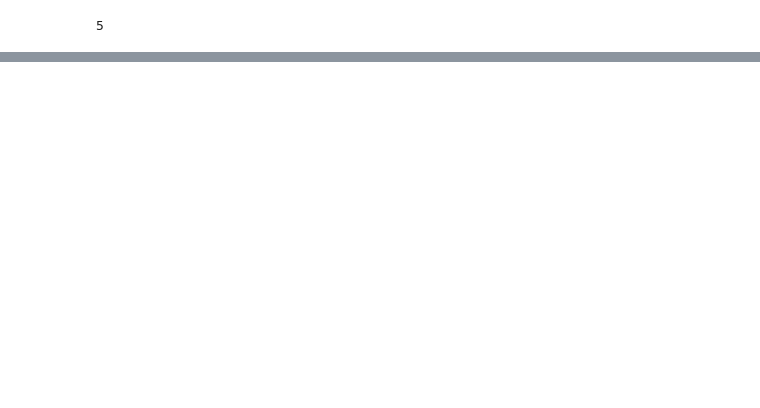
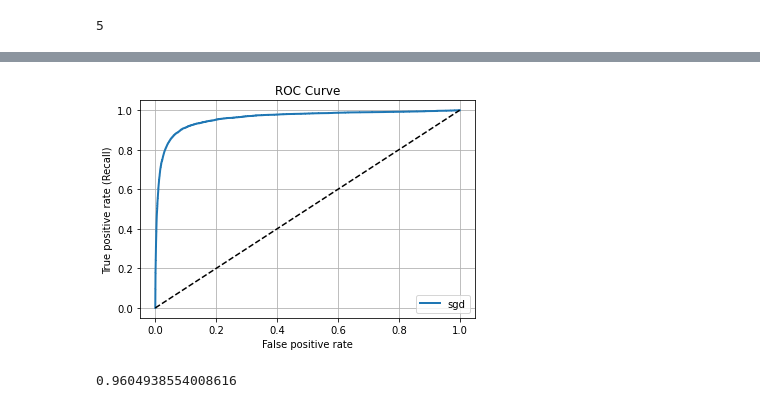
Before and after one commit to ceao1/handson_ml, a Jupyter notebook: mnist.ipynb, the cells around one changed output, grey strips where cells are left out. Saved outputs shown, nothing was run; the diff lists cells and outputs as text; code cells hidden in the pictures; blank space fills up the shorter version.

```diff
--- a/mnist.ipynb
+++ b/mnist.ipynb
@@ -89,0 +179,22 @@ f1_score: 0.7325171197343846
+# %%
+#now we want to obtain the ROC curve, that plots the recall against the False positive rate
+fpr, tpr, thresholds = roc_curve(y_train5, y_scores)
+# %%
+def plot_roc_curve(fpr, tpr, label=None):
+    plt.plot(fpr, tpr, linewidth=2, label=label)
+    plt.plot([0, 1], [0, 1], 'k--')
+    plt.grid()
+    plt.xlabel('False positive rate')
+    plt.ylabel("True positive rate (Recall)")
+    plt.title('ROC Curve')
+    plt.legend()
+# %%
+plot_roc_curve(fpr, tpr, "sgd")
+plt.show()
+# %% [output]
+[figure, added]
+# %%
+# we can compute the AUC (Area under curve), a perfect clasifier will have an AUC of 1
+roc_auc_score(y_train5, y_scores)
+# %% [output]
+0.9604938554008616
```
Also changed, not shown: parts of 48 cells of this notebook, 2 other files.
